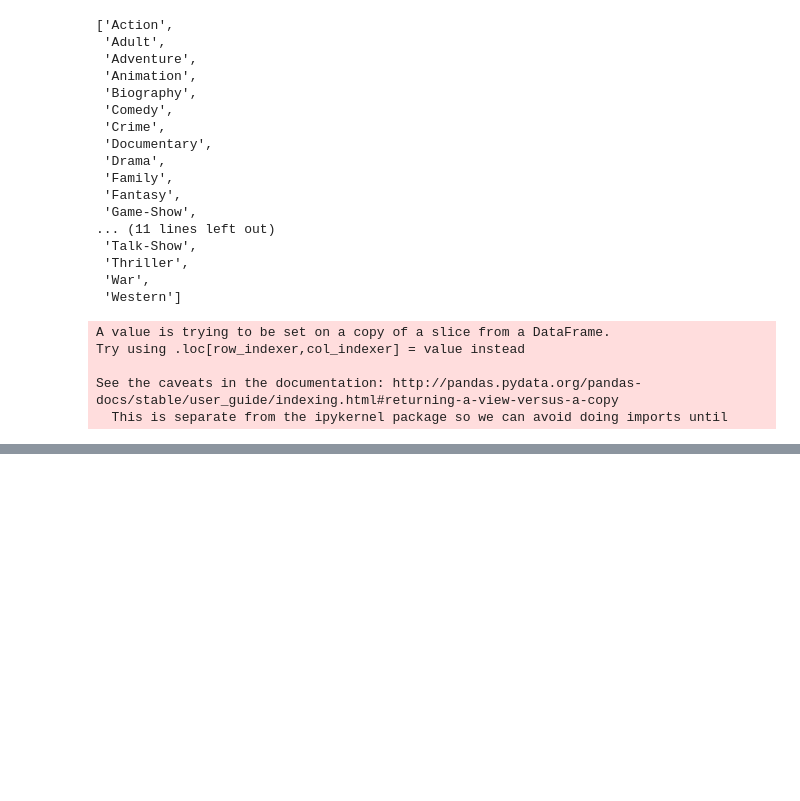
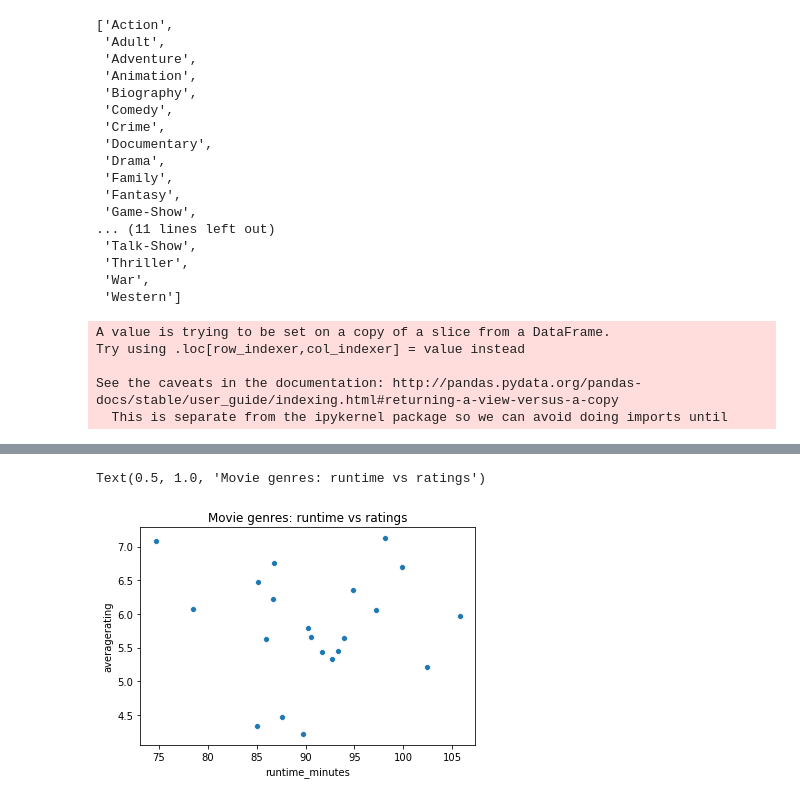
Before and after one commit to tjkim614/microsoft-movie-analysis, a Jupyter notebook: data-cleaning.ipynb, the cells around one changed output, grey strips where cells are left out. Cells and saved outputs as stored; diff of their text form; code cells hidden in the pictures; blank space fills up the shorter version.

Commit message:
updated questions

```diff
--- a/data-cleaning.ipynb
+++ b/data-cleaning.ipynb
@@ -215,0 +368,14 @@ ndf4.sort_values(by=['start_year'], ascending=False).loc[ndf4['runtime_minutes']
+# %%
+#Question: Is there a positive correlation between the average runtime and the average ratings
+#a genre of movies receives?
+#Answer: No, it seems these 2 variables are quite independent and exhibit a neutral behavior. We can see, although small
+#, that was the average runtime decreases, the average rating is not influenced and remains in fluctuation. Film
+# length does not have influence on the consumers' ratings.
+# This was original process, but wouldn't work because it only kept the inidividual genres; therefore some were deleted.
+#     real_run = new_run[~new_run.genres.str.contains(',')].sort_values(by='runtime_minutes', ascending=False).set_index(['genres']) \
+#                    .dropna().drop(['numvotes'], axis=1)
+real_run
+sns.scatterplot(x=real_run.runtime_minutes, y=real_run.averagerating).set_title('Movie genres: runtime vs ratings')
+# %% [output]
+Text(0.5, 1.0, 'Movie genres: runtime vs ratings')
+[figure, added]
```
Also changed, not shown: parts of 53 cells of this notebook, 4 other files.
